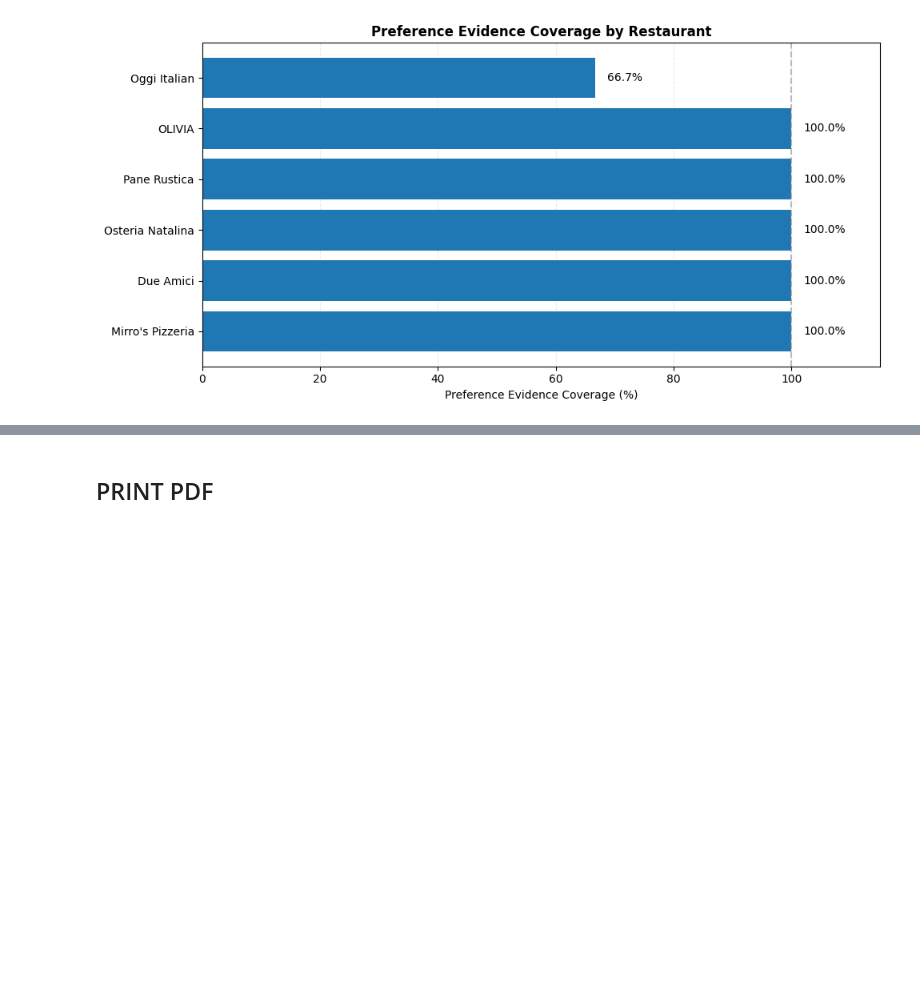
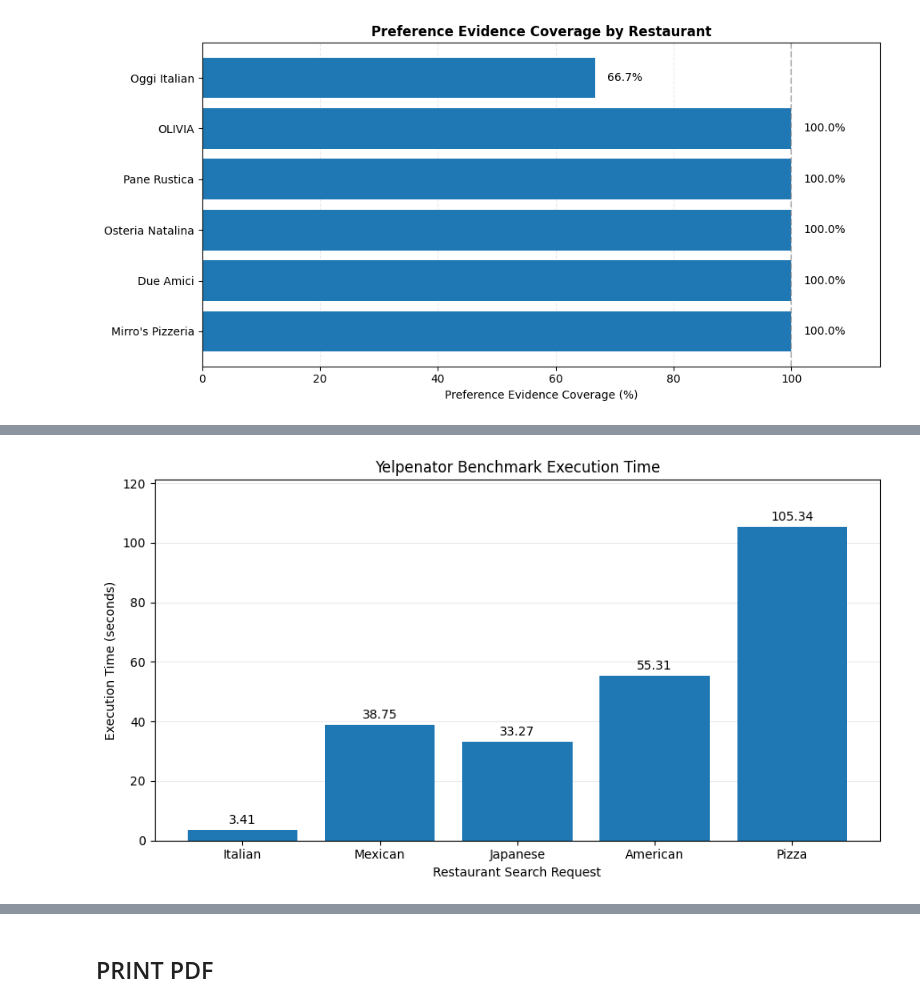
Before and after one commit to behar43/CAP6938_AI_Knowledge_Systems_Final_Project, a Jupyter notebook: tester_Ben_Prishtina.ipynb, the cells around one changed output, grey strips where cells are left out. Saved outputs shown, nothing was run; the diff lists cells and outputs as text; code cells hidden in the pictures; blank space fills up the shorter version.

```diff
--- a/tester_Ben_Prishtina.ipynb
+++ b/tester_Ben_Prishtina.ipynb
@@ -2195,0 +4156,14 @@ plt.show()
+# %%
+# Identify the existing reviews dictionary in the notebook
+
+for name, value in list(globals().items()):
+    if (
+        not name.startswith("_")
+        and isinstance(value, dict)
+        and "review" in name.lower()
+    ):
+        print(
+            f"{name}:",
+            f"type={type(value).__name__},",
+            f"size={len(value)}"
+        )
@@ -2195,0 +4461,61 @@ plt.show()
+# %%
+
+import json
+import matplotlib.pyplot as plt
+from pathlib import Path
+
+# Benchmark checkpoint files
+benchmark_files = {
+    "Italian": "benchmark_italian_post_repair.json",
+    "Mexican": "benchmark_mexican_post_repair.json",
+    "Japanese": "benchmark_japanese_post_repair.json",
+    "American": "benchmark_american_discovery_repaired.json",
+    "Pizza": "benchmark_pizza_post_repair.json"
+}
+
+benchmark_data = {}
+
+for name, filename in benchmark_files.items():
+    with open(filename, "r", encoding="utf-8") as f:
+        benchmark_data[name] = json.load(f)
+
+# Extract runtimes, supporting either checkpoint field name.
+names = list(benchmark_data.keys())
+times = [
+    benchmark_data[name].get(
+        "elapsed_seconds",
+        benchmark_data[name].get("elapsed")
+    )
+    for name in names
+]
+
+if any(value is None for value in times):
+    raise ValueError("A benchmark checkpoint is missing runtime data.")
+
+# Create graph
+fig, ax = plt.subplots(figsize=(9, 5))
+
+bars = ax.bar(names, times)
+
+ax.set_title("Yelpenator Benchmark Execution Time")
+ax.set_xlabel("Restaurant Search Request")
+ax.set_ylabel("Execution Time (seconds)")
+
+ax.bar_label(bars, fmt="%.2f", padding=3)
+
+ax.set_ylim(0, max(times) * 1.15)
+ax.grid(axis="y", alpha=0.25)
+ax.set_axisbelow(True)
+
+plt.tight_layout()
+
+# Save for final report
+plt.savefig(
+    "benchmark_execution_time.png",
+    dpi=300,
+    bbox_inches="tight"
+)
+
+plt.show()
+# %% [output]
+[figure, added]
```
Also changed, not shown: parts of 69 cells of this notebook, 4 other files.
